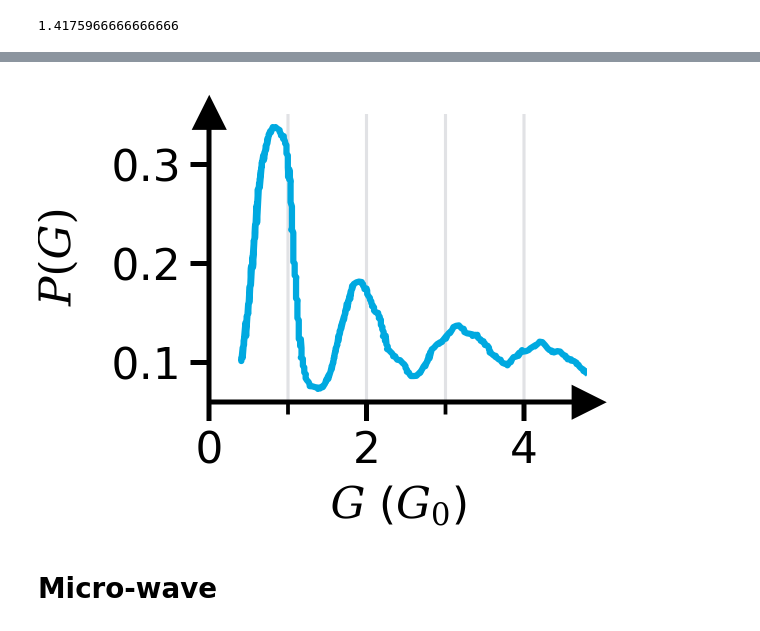
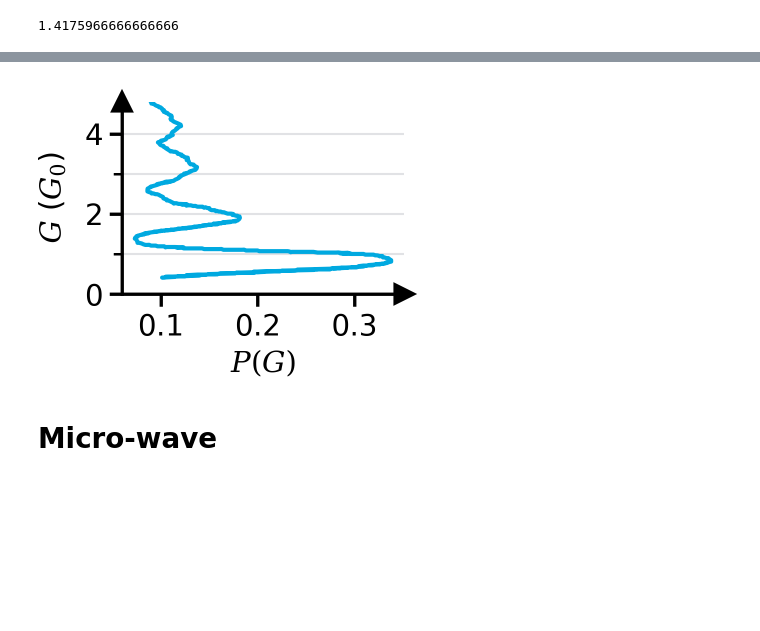
Before and after one commit to schmampf/dissertation, a Jupyter notebook: theory/basics/basics.ipynb, the cells around one changed output, grey strips where cells are left out. Drawn from its saved outputs; the diff is of its cells as text; code cells hidden in the pictures; blank space fills up the shorter version.

```diff
--- a/theory/basics/basics.ipynb
+++ b/theory/basics/basics.ipynb
@@ -146,29 +149,29 @@ theory_layout(fig, ax, title, xlabel, ylabel)
 # %%
 from matplotlib.ticker import MultipleLocator, AutoMinorLocator
 
 fig, ax = get_figure(figsize=figsize, subfigure=True)
 ax.plot(
+    PG_y,
     PG_x,
-    PG_y,
     "-",
     color=seeblau100,
 )
 
-ax.set_xlim((0, 4.8))
-ax.set_xticks([0, 2, 4])
-ax.xaxis.set_minor_locator(MultipleLocator(1))
+ax.set_ylim((0, 4.8))
+ax.set_yticks([0, 2, 4])
+ax.yaxis.set_minor_locator(MultipleLocator(1))
 
 ax.grid(
-    visible=True, color=seegrau20, which="both", linewidth=0.5, linestyle="-", axis="x"
+    visible=True, color=seegrau20, which="both", linewidth=0.5, linestyle="-", axis="y"
 )
 
-xlabel = "$G$ ($G_0$)"
-ylabel = "$P(G)$"
+ylabel = "$G$ ($G_0$)"
+xlabel = "$P(G)$"
 title = "PG"
 
 theory_layout(fig, ax, title, xlabel, ylabel)
 # %% [output]
-[figure, old version]
+[figure, new version]
 # %% [markdown]
 # Micro-wave
 # %%
```
Also changed, not shown: parts of 7 cells of this notebook, 14 other files.
